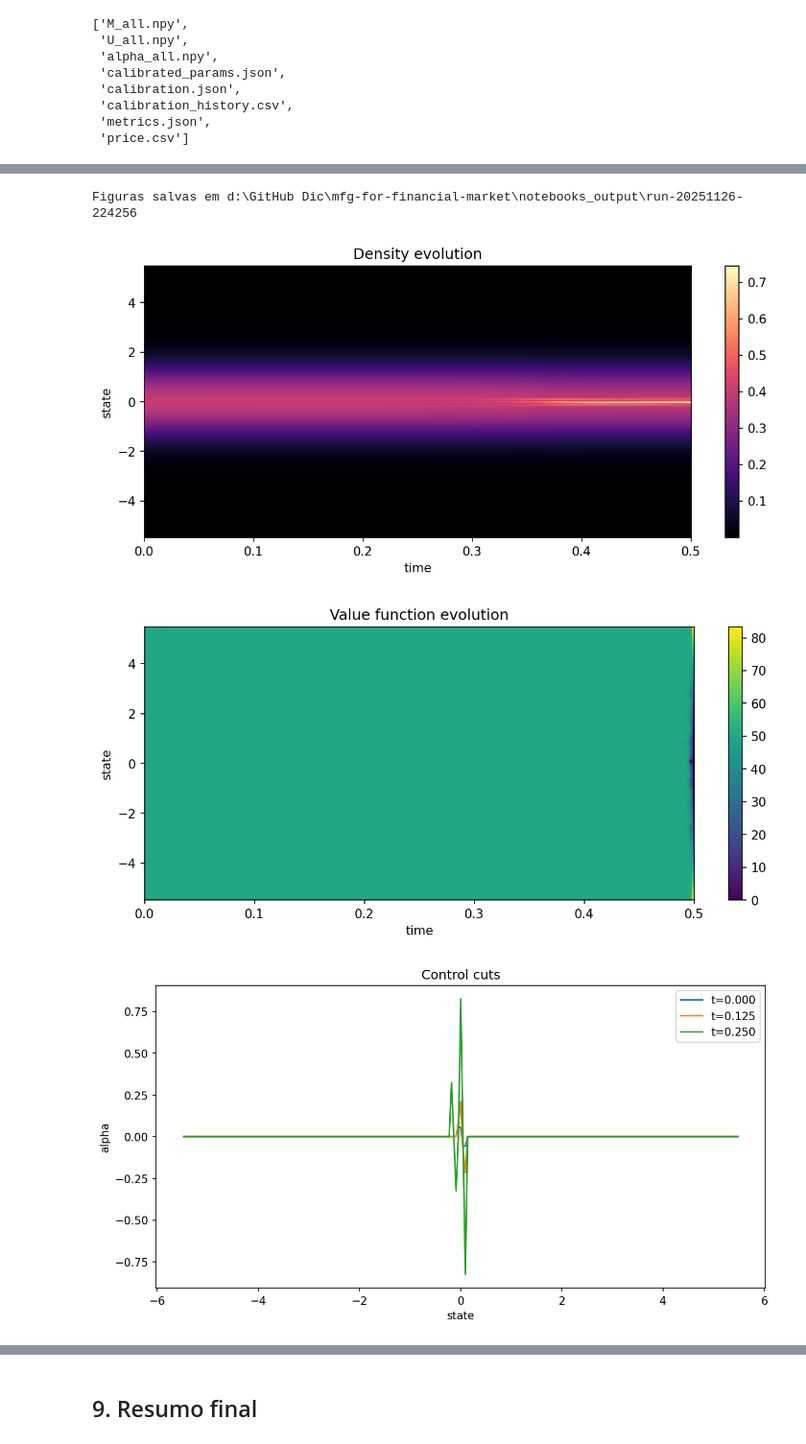
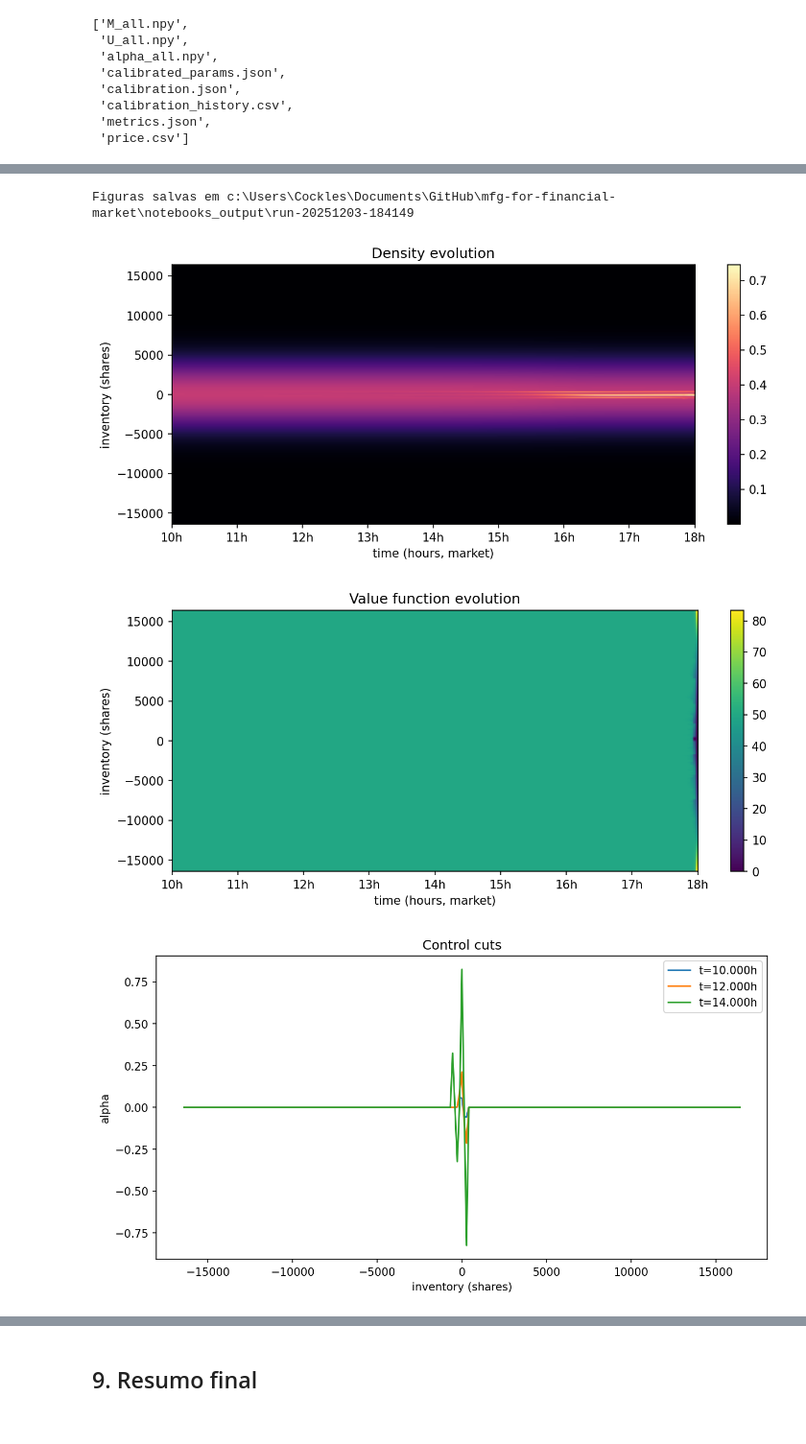
Before and after one commit to cockles98/mfg-for-financial-market, a Jupyter notebook: notebooks/mfg_pipeline.ipynb, the cells around one changed output, grey strips where cells are left out. Shown: that part at 96% size. Saved outputs shown, nothing was run; the diff lists cells and outputs as text; code cells hidden in the pictures.

Commit message:
graphs update

```diff
--- a/notebooks/mfg_pipeline.ipynb
+++ b/notebooks/mfg_pipeline.ipynb
@@ -652,27 +652,68 @@ Mostra o preco endogeno retornado por `solve_price_clearing` quando a rotina de
 # %%
 density_path = REPORT_DIR / 'density.png'
 value_path = REPORT_DIR / 'value.png'
 alpha_path = REPORT_DIR / 'alpha_cuts.png'
 conv_path = REPORT_DIR / 'convergence.png'
 price_path = REPORT_DIR / 'price.png'
 
-plot_density_time(M_all, grid, density_path)
-plot_value_time(U_all, grid, value_path)
-plot_alpha_cuts(alpha_all, grid, times=[0.0, 0.25 * grid.T, 0.5 * grid.T], path=alpha_path)
+start_hour = 10.0
+end_hour = 18.0
+time_scale = (end_hour - start_hour) / grid.T
+
+inv_scale = float(getattr(market_targets, 'inventory_scale_shares', 1.0) or 1.0)
+price_base = float(getattr(market_targets, 'price_scale', 0.0) or 0.0)
+if price_base <= 0.0:
+    price_base = 100.0  # fallback base price if data missing
+price_real = price_base + price_results * price_base if price_results is not None else None
+density_cfg = PlotConfig(
+    cmap="magma",
+    inventory_scale=inv_scale,
+    inventory_label="inventory (shares)",
+    time_scale=time_scale,
+    time_offset=start_hour,
+    time_label="trading time",
+    time_tick_suffix="h",
+)
+plot_cfg = PlotConfig(
+    inventory_scale=inv_scale,
+    inventory_label="inventory (shares)",
+    time_scale=time_scale,
+    time_offset=start_hour,
+    time_label="trading time",
+    time_tick_suffix="h",
+)
+
+plot_density_time(M_all, grid, density_path, density_cfg)
+plot_value_time(U_all, grid, value_path, plot_cfg)
+plot_alpha_cuts(
+    alpha_all,
+    grid,
+    times=[0.0, 0.25 * grid.T, 0.5 * grid.T],
+    path=alpha_path,
+    cfg=PlotConfig(
+        inventory_scale=inv_scale,
+        inventory_label="inventory (shares)",
+        time_scale=time_scale,
+        time_offset=start_hour,
+        time_label="trading time",
+        time_tick_suffix="h",
+        figsize=(10.0, 5.0),
+    ),
+)
 plot_convergence(errors, conv_path)
-if price_results is not None:
-    plot_price(grid.t, price_results, price_path)
+if price_real is not None:
+    plot_price(grid.t, price_real, price_path, cfg=plot_cfg)
 
 print('Figuras salvas em', REPORT_DIR)
 display(Image(filename=density_path))
 display(Image(filename=value_path))
 display(Image(filename=alpha_path))
 display(Image(filename=conv_path))
-if price_results is not None:
+if price_real is not None:
     display(Image(filename=price_path))
 # %% [output]
-Figuras salvas em d:\GitHub Dic\mfg-for-financial-market\notebooks_output\run-20251126-224256
+Figuras salvas em c:\Users\Cockles\Documents\GitHub\mfg-for-financial-market\notebooks_output\run-20251203-184149
-[figure, old version]
+[figure, new version]
-[figure, old version]
+[figure, new version]
-[figure, old version]
+[figure, new version]
 [figure]
```
Also changed, not shown: parts of 16 cells of this notebook, 1 other file.
